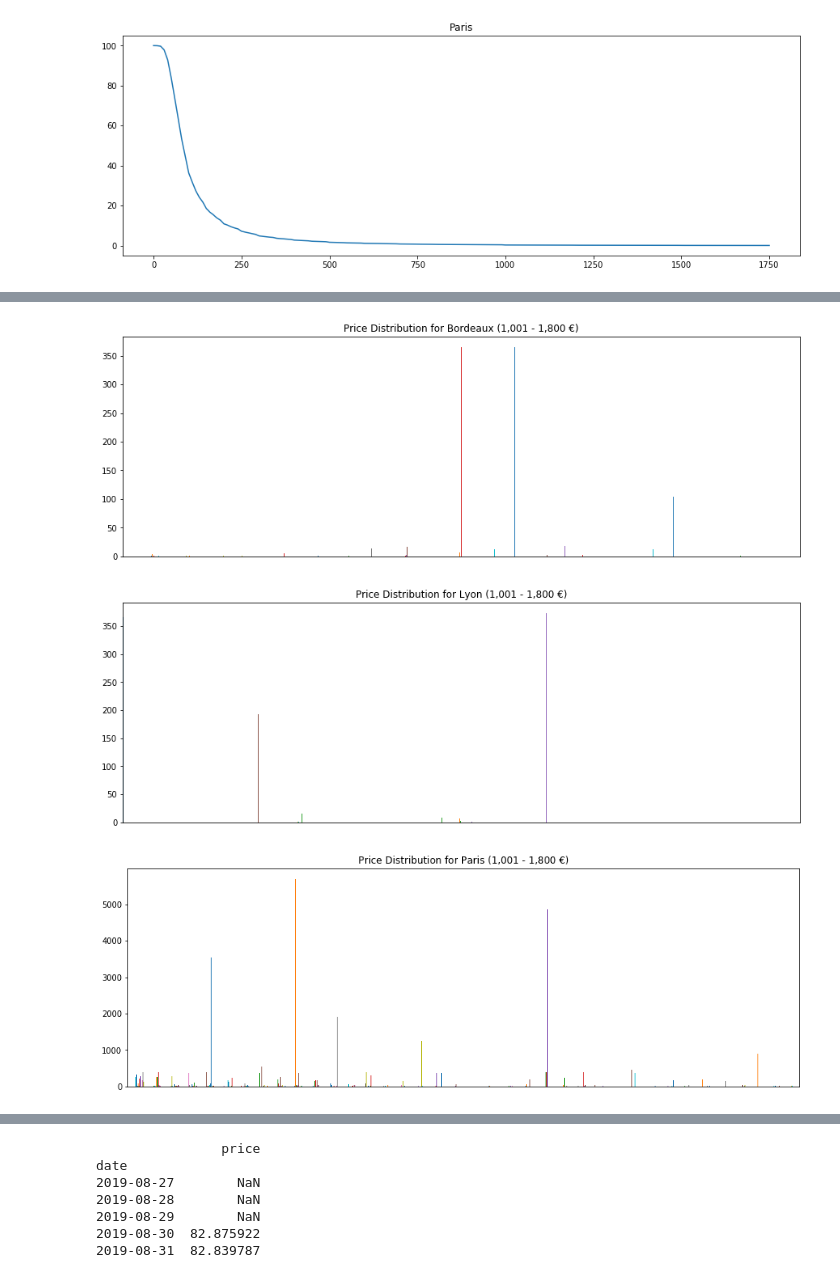
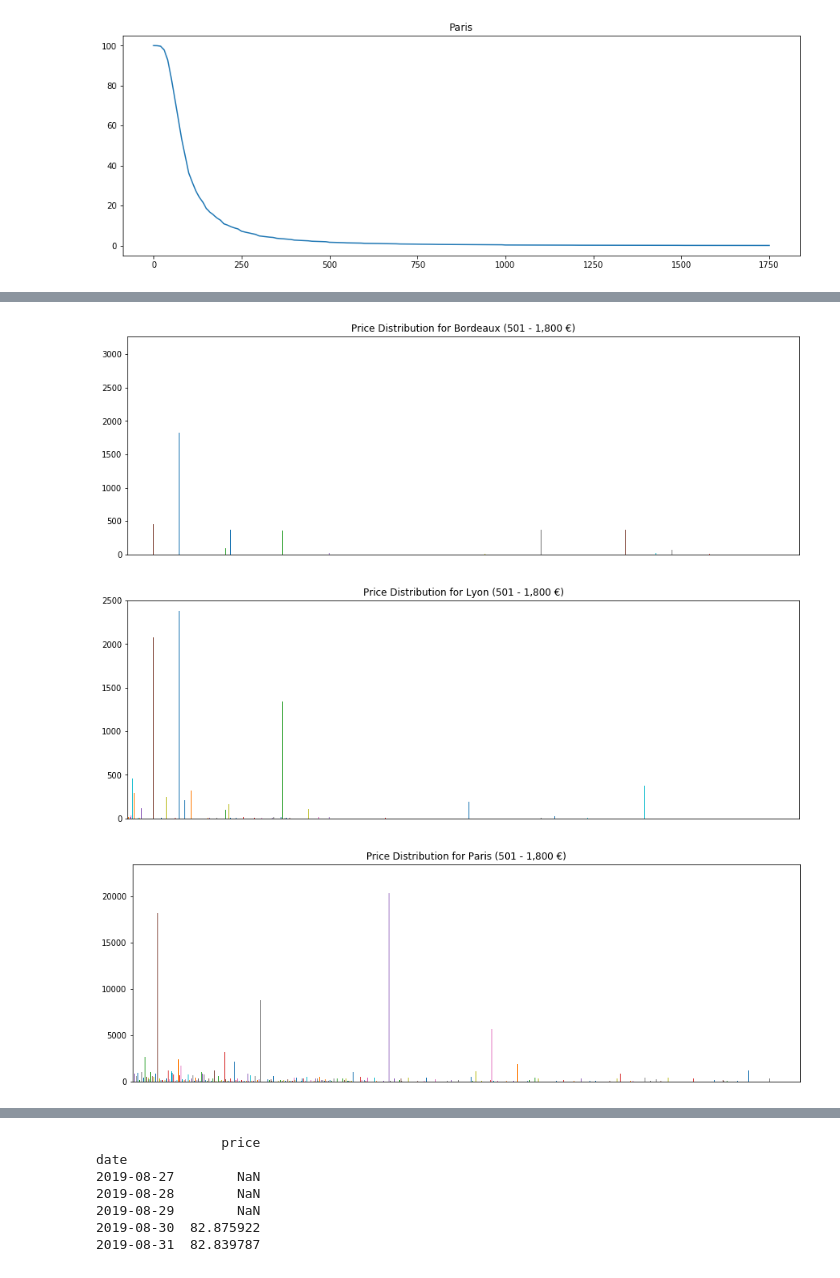
Before and after one commit to ChristopheBunn/Udacity-Data-Scientist-Nanodegree, a Jupyter notebook: Jupyter Notebooks/7 - Introduction to Data Science/Project - Write a Data Science Blog Post/Airbnb_Bordeaux_Lyon_Paris.ipynb, the cells around one changed output, grey strips where cells are left out. Cells and saved outputs as stored; diff of their text form; code cells hidden in the pictures.

```diff
--- a/Jupyter Notebooks/7 - Introduction to Data Science/Project - Write a Data Science Blog Post/Airbnb_Bordeaux_Lyon_Paris.ipynb
+++ b/Jupyter Notebooks/7 - Introduction to Data Science/Project - Write a Data Science Blog Post/Airbnb_Bordeaux_Lyon_Paris.ipynb
@@ -480,24 +481,24 @@ plt.xticks([]);
 # %%
 #(Bx_Price_dist[1001:1800]/cal_Bx_clean_prices_df.shape[0]).plot(kind="bar", figsize=(15, 5));
-(Bx_Price_dist[1001:1800]).plot(kind="bar", figsize=(15, 5));
-plt.title("Price Distribution for Bordeaux (1,001 - 1,800 €)")
+(Bx_Price_dist[501:1800]).plot(kind="bar", figsize=(15, 5));
+plt.title("Price Distribution for Bordeaux (501 - 1,800 €)")
 #plt.xticks(np.arange(1000.0, 1800.0, step=100.0), rotation='horizontal');    # Doesn't display tick marks from 1000 to 18000
 plt.xticks([]);
 #plt.xlabel("Price (k€)");
 #plt.yticks([]);
 # %% [output]
-[figure, old version]
+[figure, new version]
 # %%
-(Ly_Price_dist[1001:1800]).plot(kind="bar", figsize=(15, 5));
-plt.title("Price Distribution for Lyon (1,001 - 1,800 €)")
+(Ly_Price_dist[501:1800]).plot(kind="bar", figsize=(15, 5));
+plt.title("Price Distribution for Lyon (501 - 1,800 €)")
 plt.xticks([]);
 # %% [output]
-[figure, old version]
+[figure, new version]
 # %%
-(Pa_Price_dist[1001:1800]).plot(kind="bar", figsize=(15, 5));
-plt.title("Price Distribution for Paris (1,001 - 1,800 €)")
+(Pa_Price_dist[501:1800]).plot(kind="bar", figsize=(15, 5));
+plt.title("Price Distribution for Paris (501 - 1,800 €)")
 plt.xticks([]);
 # %% [output]
-[figure, old version]
+[figure, new version]
 # %% [markdown]
 ## 1 - Conclusion for Price Distribution ##
```
Also changed, not shown: parts of 22 cells of this notebook.
